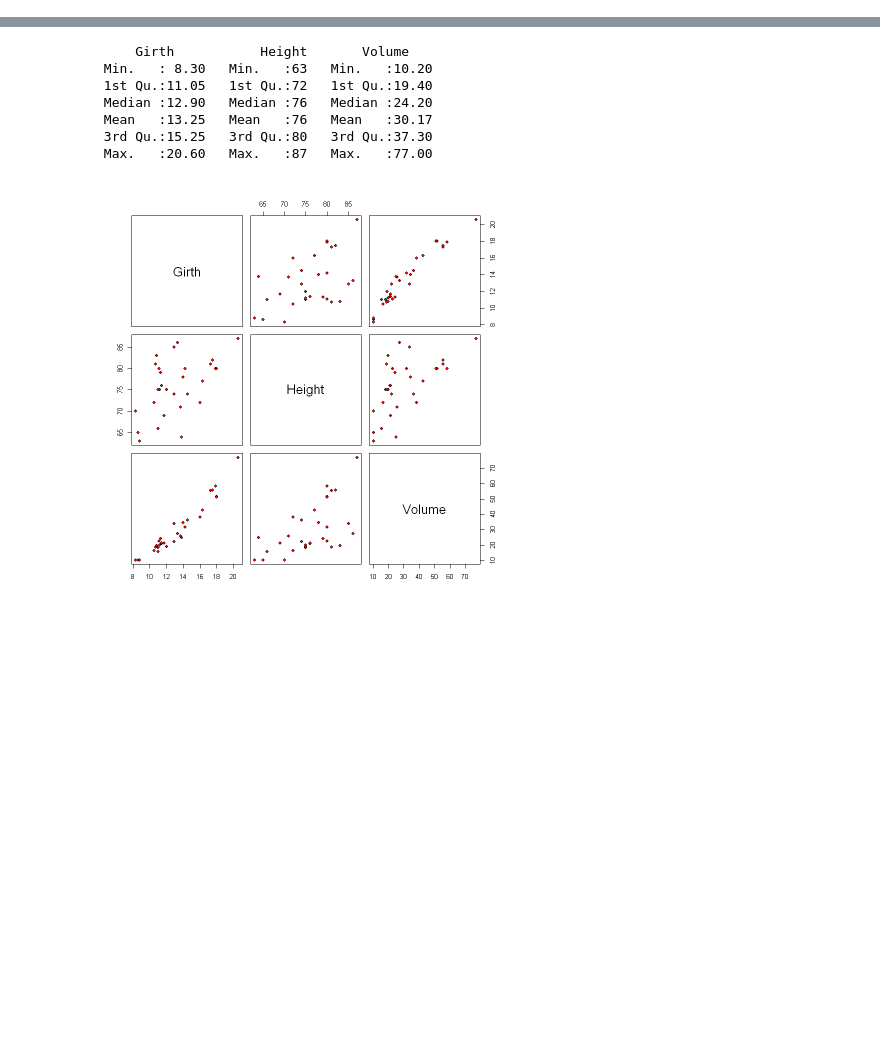
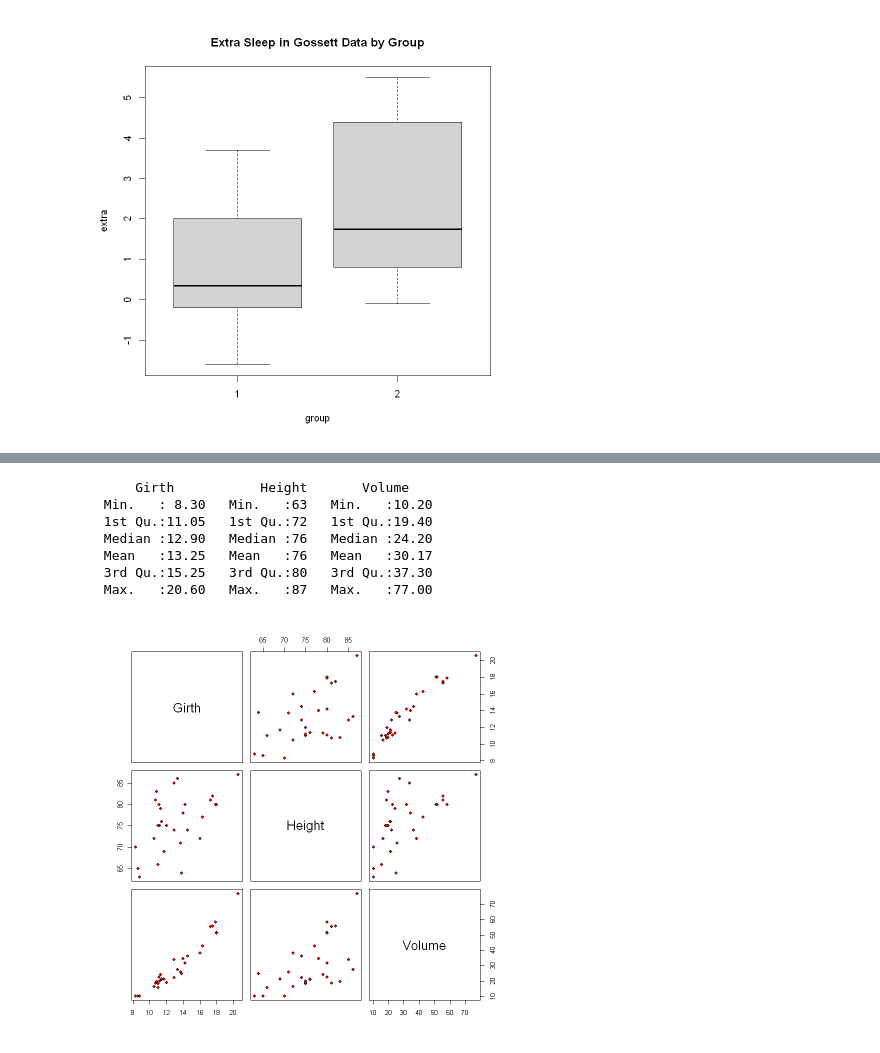
Before and after one commit to ConflictedPhilosopher/Time-series-analysis, a Jupyter notebook: R-basic-stats-II.ipynb, the cells around one changed output, grey strips where cells are left out. Saved outputs shown, nothing was run; the diff lists cells and outputs as text; code cells hidden in the pictures; blank space fills up the shorter version.

```diff
--- a/R-basic-stats-II.ipynb
+++ b/R-basic-stats-II.ipynb
@@ -1,3 +1,8 @@
 # %%
 library(pastecs)
 library(ggpubr)
+# %%
+data(sleep)
+plot(extra~group, data=sleep, main='Extra Sleep in Gossett Data by Group')
+# %% [output]
+[figure, added]
```
Also changed, not shown: parts of 6 cells of this notebook, 1 other file.
